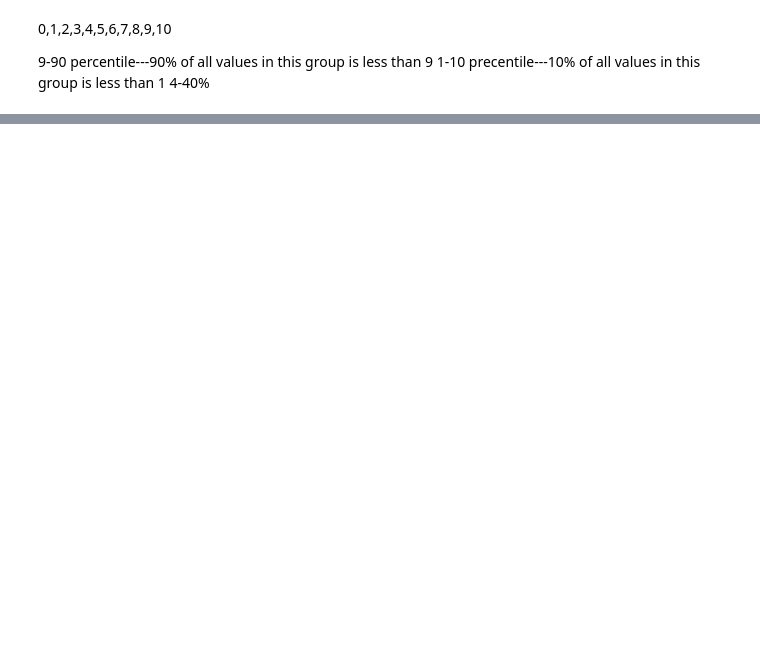
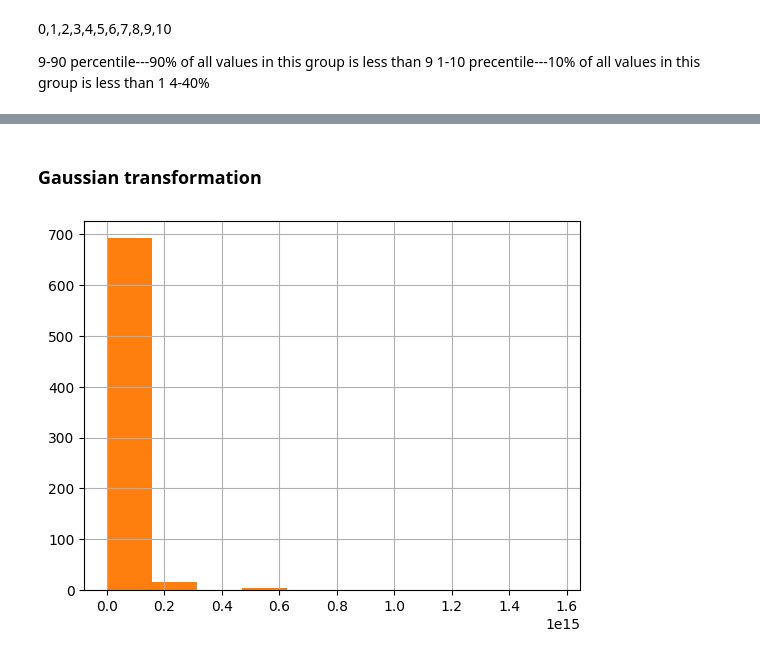
Before and after one commit to mohd-faizy/feature-engineering-hacks, a Jupyter notebook: 00_Feature_Transformation.ipynb, the cells around one changed output, grey strips where cells are left out. Saved outputs shown, nothing was run; the diff lists cells and outputs as text; code cells hidden in the pictures; blank space fills up the shorter version.

```diff
--- a/00_Feature_Transformation.ipynb
+++ b/00_Feature_Transformation.ipynb
@@ -491,0 +375,26 @@ plot_data(df,'Fare_Boxcox')
+# %% [markdown]
+### **Gaussian transformation**
+# %%
+import pandas as pd
+import numpy as np
+from scipy import stats
+
+# Load the Titanic dataset
+df = pd.read_csv(dataset_url)
+
+# Select a variable for transformation, such as 'Age'
+variable = 'Age'
+
+# Check the distribution of the variable
+df[variable].hist()
+
+# Apply Box-Cox transformation
+transformed_variable, lamb = stats.boxcox(df[variable])
+
+# Check the transformed distribution
+pd.Series(transformed_variable).hist()
+
+# Assign the transformed variable back to the dataframe
+df[variable] = transformed_variable
+# %% [output]
+[figure, added]
```
Also changed, not shown: parts of 68 cells of this notebook.
